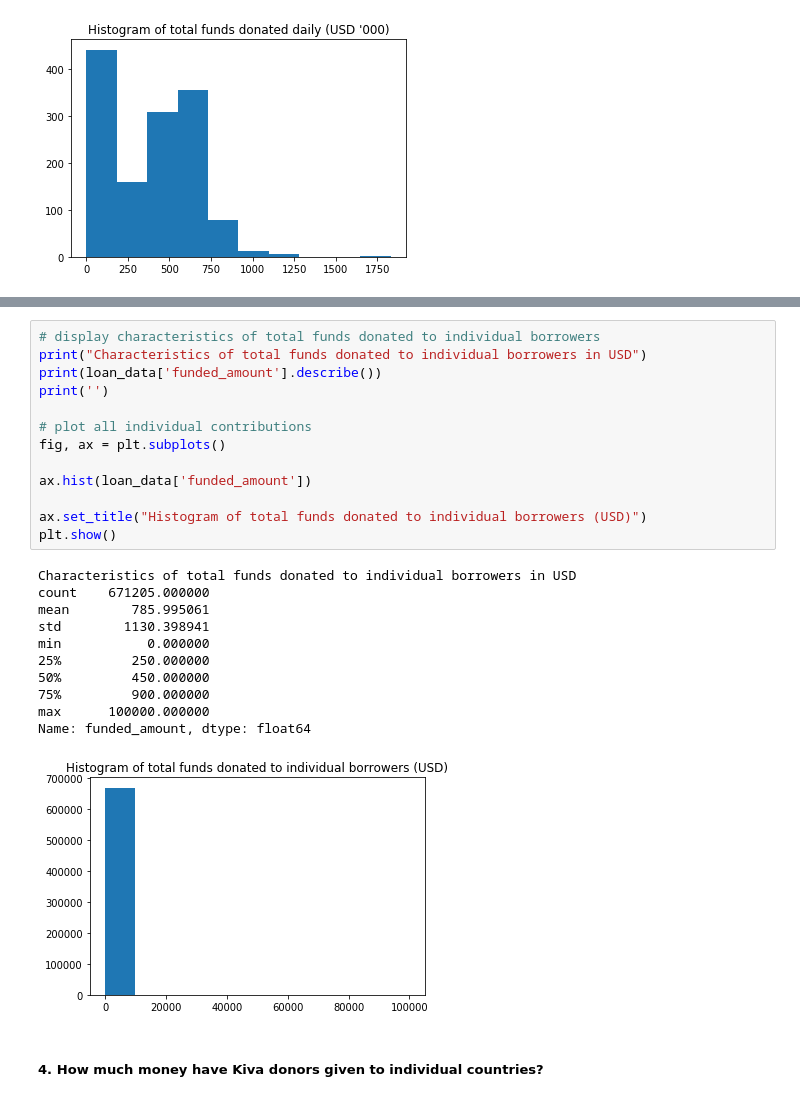
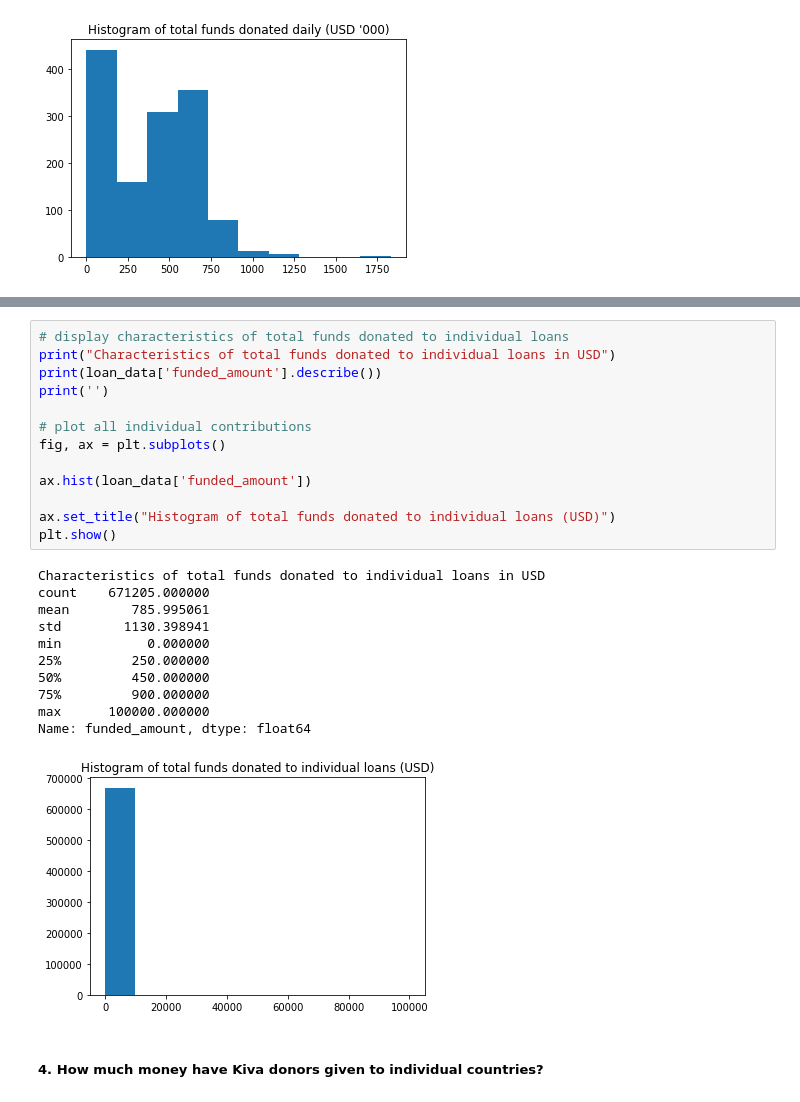
Before and after one commit to masterpython4ds/assignment-1-CeeThinwa, a Jupyter notebook: KIVA Analysis.ipynb, the cells around one changed output, grey strips where cells are left out. Saved outputs shown, nothing was run; the diff lists cells and outputs as text.

```diff
--- a/KIVA Analysis.ipynb
+++ b/KIVA Analysis.ipynb
@@ -329,30 +332,30 @@ borrower_count.head(10)
 | 325.0 | 21065 |
 | 275.0 | 20093 |
 # %%
-# display characteristics of total funds donated to individual borrowers
-print("Characteristics of total funds donated to individual borrowers in USD")
+# display characteristics of total funds donated to individual loans
+print("Characteristics of total funds donated to individual loans in USD")
 print(loan_data['funded_amount'].describe())
 print('')
 
 # plot all individual contributions
 fig, ax = plt.subplots()
 
 ax.hist(loan_data['funded_amount'])
 
-ax.set_title("Histogram of total funds donated to individual borrowers (USD)")
+ax.set_title("Histogram of total funds donated to individual loans (USD)")
 plt.show()
 # %% [output]
-Characteristics of total funds donated to individual borrowers in USD
+Characteristics of total funds donated to individual loans in USD
 count    671205.000000
 mean        785.995061
 std        1130.398941
 min           0.000000
 25%         250.000000
 50%         450.000000
 75%         900.000000
 max      100000.000000
 Name: funded_amount, dtype: float64
-[figure, old version]
+[figure, new version]
 # %% [markdown]
 ##### 4. How much money have Kiva donors given to individual countries?
 # %%
```
Also changed, not shown: parts of 29 cells of this notebook.
